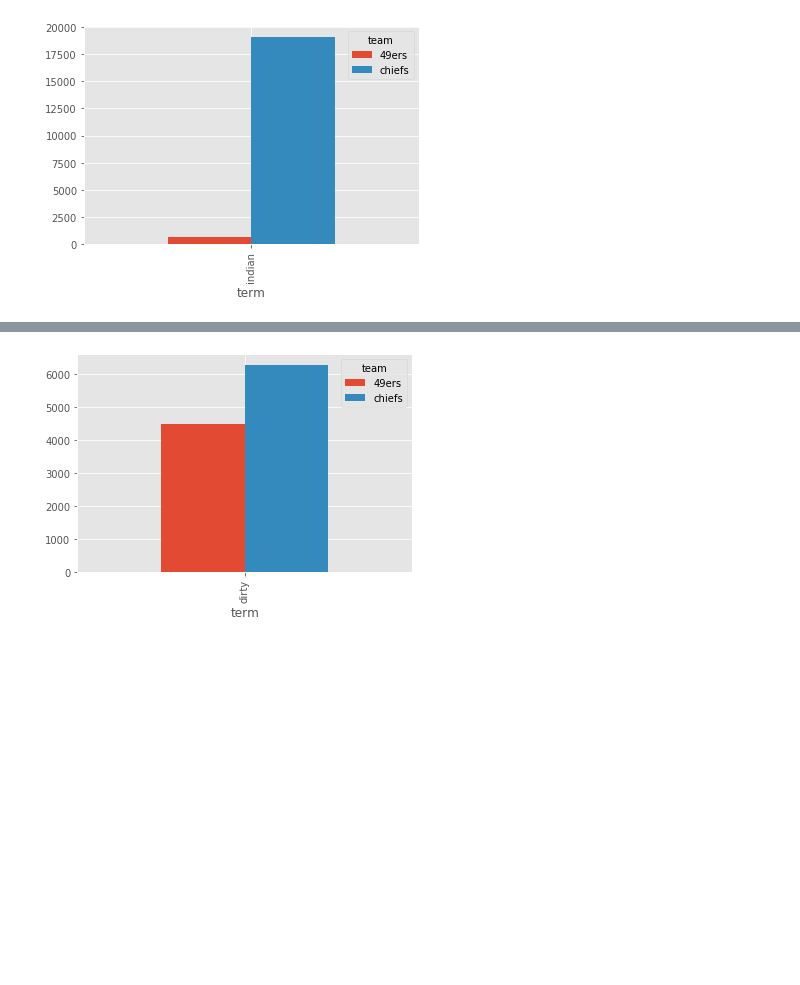
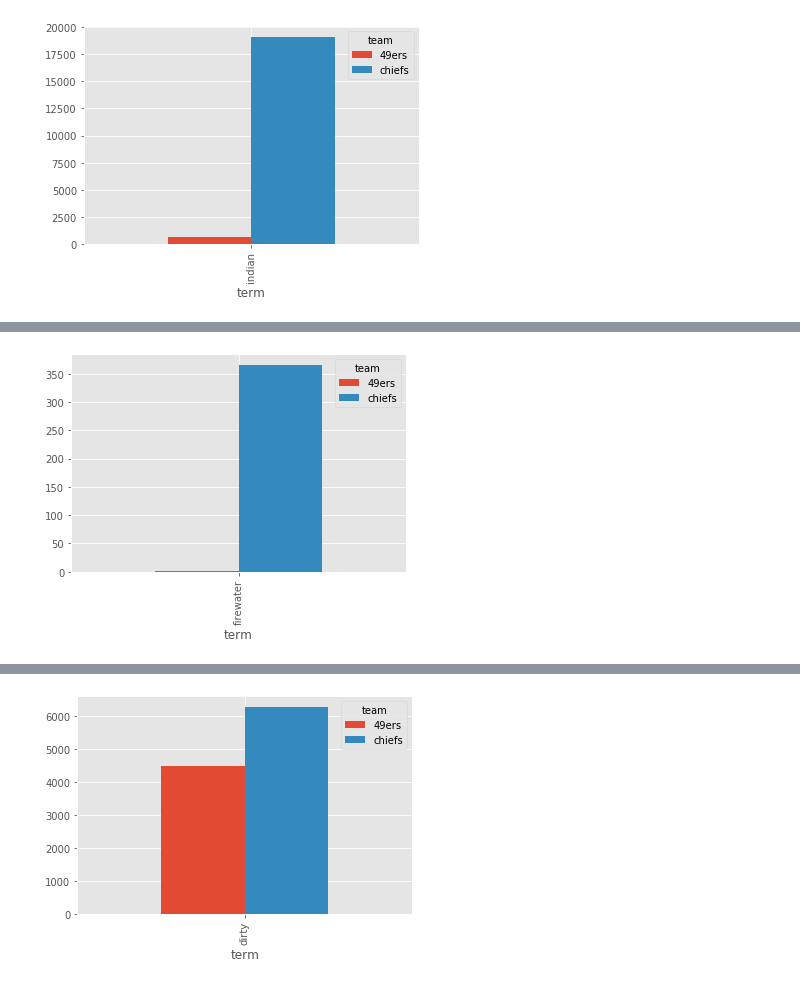
Before and after one commit to IndigenousEngineering/Not_Your_Mascot, a Jupyter notebook: Not_Your_Mascot_full.ipynb, the cells around one changed output, grey strips where cells are left out. Saved outputs shown, nothing was run; the diff lists cells and outputs as text; code cells hidden in the pictures; blank space fills up the shorter version.

```diff
--- a/Not_Your_Mascot_full.ipynb
+++ b/Not_Your_Mascot_full.ipynb
@@ -1563,0 +1590,4 @@ get_dual_pivottables(chiefs_and_49ers_frequencies, ['indian'])
+# %%
+get_dual_pivottables(chiefs_and_49ers_frequencies, ['firewater'])
+# %% [output]
+[figure, added]
```
Also changed, not shown: parts of 11 cells of this notebook.
